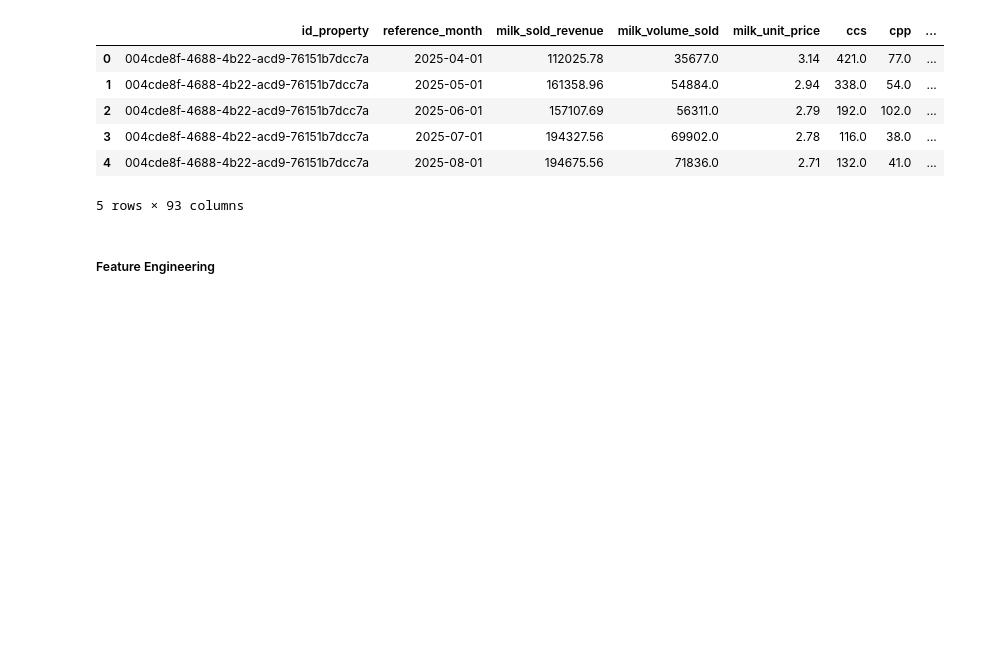
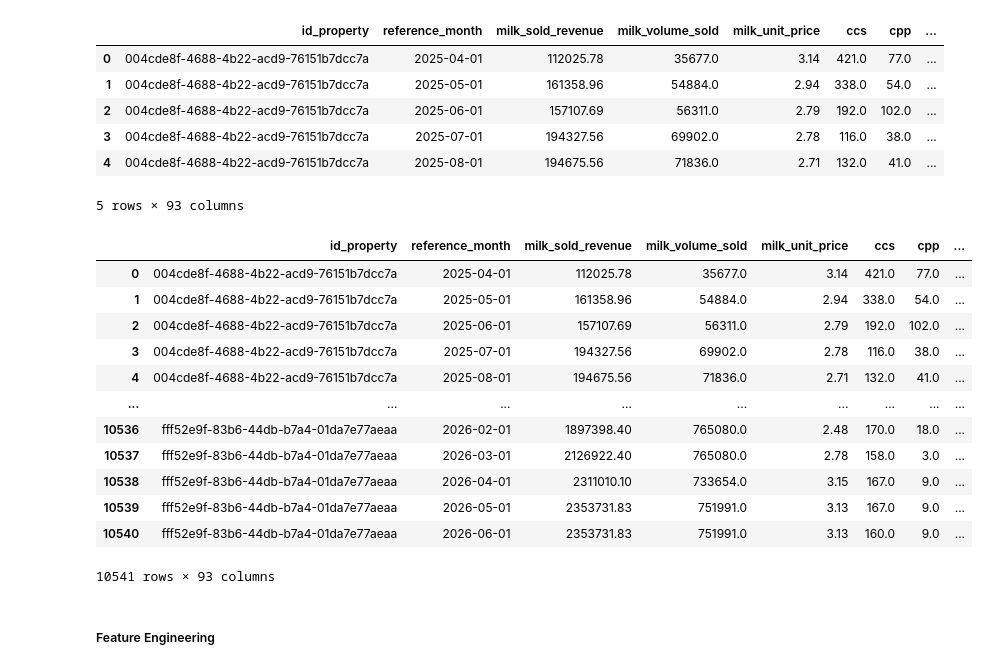
Before and after one commit to noguilhermee/lr-elabore-views, a Jupyter notebook: app/1 - Tratando os dados.ipynb, the cells around one changed output. Drawn from its saved outputs; the diff is of its cells as text; code cells hidden in the pictures; blank space fills up the shorter version.

```diff
--- a/app/1 - Tratando os dados.ipynb
+++ b/app/1 - Tratando os dados.ipynb
@@ -754,19 +673,11 @@ for nome_view, df_bruto in dados_views.items():
 
     print(f"\nPreparando {nome_view}...")
 
-    df_preparado = preparar_view(
-        df=df_bruto,
-        nome_view=nome_view,
-    )
+    df_preparado = preparar_view( df=df_bruto, nome_view=nome_view)
 
-    verificar_chave_unica(
-        df=df_preparado,
-        nome_view=nome_view,
-    )
+    verificar_chave_unica( df=df_preparado, nome_view=nome_view)
 
-    dados_preparados[nome_view] = (
-        df_preparado.copy()
-    )
+    dados_preparados[nome_view] = ( df_preparado.copy())
 
 print("\nTodas as views foram preparadas.")
 
@@ -1105,6 +972,22 @@ Duplicidades por propriedade e mês: 0
 | 3 | 004cde8f-4688-4b22-acd9-76151b7dcc7a | 2025-07-01 | 194327.56 | 69902.0 | 2.78 | 116.0 | 38.0 | ... |
 | 4 | 004cde8f-4688-4b22-acd9-76151b7dcc7a | 2025-08-01 | 194675.56 | 71836.0 | 2.71 | 132.0 | 41.0 | ... |
 5 rows × 93 columns
+# %%
+df_final
+# %% [output]
+|  | id_property | reference_month | milk_sold_revenue | milk_volume_sold | milk_unit_price | ccs | cpp | ... |
+| 0 | 004cde8f-4688-4b22-acd9-76151b7dcc7a | 2025-04-01 | 112025.78 | 35677.0 | 3.14 | 421.0 | 77.0 | ... |
+| 1 | 004cde8f-4688-4b22-acd9-76151b7dcc7a | 2025-05-01 | 161358.96 | 54884.0 | 2.94 | 338.0 | 54.0 | ... |
+| 2 | 004cde8f-4688-4b22-acd9-76151b7dcc7a | 2025-06-01 | 157107.69 | 56311.0 | 2.79 | 192.0 | 102.0 | ... |
+| 3 | 004cde8f-4688-4b22-acd9-76151b7dcc7a | 2025-07-01 | 194327.56 | 69902.0 | 2.78 | 116.0 | 38.0 | ... |
+| 4 | 004cde8f-4688-4b22-acd9-76151b7dcc7a | 2025-08-01 | 194675.56 | 71836.0 | 2.71 | 132.0 | 41.0 | ... |
+| ... | ... | ... | ... | ... | ... | ... | ... | ... |
+| 10536 | fff52e9f-83b6-44db-b7a4-01da7e77aeaa | 2026-02-01 | 1897398.40 | 765080.0 | 2.48 | 170.0 | 18.0 | ... |
+| 10537 | fff52e9f-83b6-44db-b7a4-01da7e77aeaa | 2026-03-01 | 2126922.40 | 765080.0 | 2.78 | 158.0 | 3.0 | ... |
+| 10538 | fff52e9f-83b6-44db-b7a4-01da7e77aeaa | 2026-04-01 | 2311010.10 | 733654.0 | 3.15 | 167.0 | 9.0 | ... |
+| 10539 | fff52e9f-83b6-44db-b7a4-01da7e77aeaa | 2026-05-01 | 2353731.83 | 751991.0 | 3.13 | 167.0 | 9.0 | ... |
+| 10540 | fff52e9f-83b6-44db-b7a4-01da7e77aeaa | 2026-06-01 | 2353731.83 | 751991.0 | 3.13 | 160.0 | 9.0 | ... |
+10541 rows × 93 columns
 # %% [markdown]
 ##### Feature Engineering
 # %%
```
Also changed, not shown: parts of 14 cells of this notebook, 2 other files.
